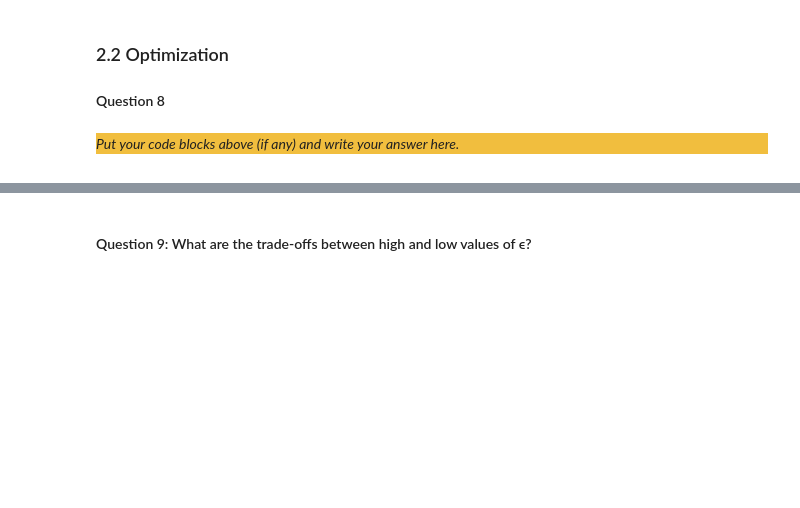
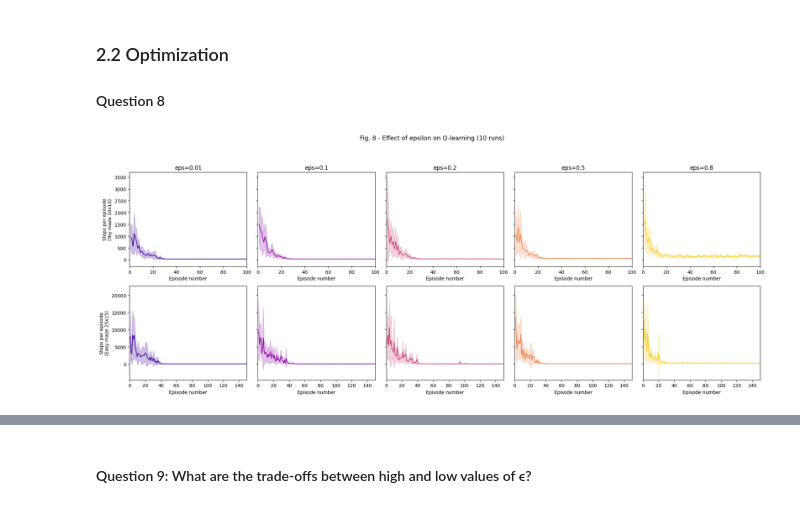
Before and after one commit to guy915/Computational-Intelligence-Models, a Jupyter notebook: RL/src/Main.ipynb, the cells around one changed output, grey strips where cells are left out. Drawn from its saved outputs; the diff is of its cells as text; code cells hidden in the pictures; blank space fills up the shorter version.

```diff
--- a/RL/src/Main.ipynb
+++ b/RL/src/Main.ipynb
@@ -695,20 +697,21 @@ fig.suptitle("Average episode length with learning", fontsize=15)
 
 # Data for each subplot
 maze_data = [
-    (axes[0, 0], q_toy_mean, q_toy_std, "Q-learning Toy maze (10×10)"),
-    (axes[0, 1], s_toy_mean, s_toy_std, "SARSA Toy maze (10×10)"),
-    (axes[1, 0], q_easy_mean, q_easy_std, "Q-learning Easy maze (25×15)"),
-    (axes[1, 1], s_easy_mean, s_easy_std, "SARSA Easy maze (25×15)")
+    (axes[0, 0], q_toy_mean, q_toy_std, "Q-learning Toy maze (10\u00d710)", 100),
+    (axes[0, 1], s_toy_mean, s_toy_std, "SARSA Toy maze (10\u00d710)", 100),
+    (axes[1, 0], q_easy_mean, q_easy_std, "Q-learning Easy maze (25\u00d715)", 150),
+    (axes[1, 1], s_easy_mean, s_easy_std, "SARSA Easy maze (25\u00d715)", 150)
 ]
 
-for ax, mean, std, title in maze_data:
+for ax, mean, std, title, xlim in maze_data:
     episodes = np.arange(1, len(mean) + 1)
     ax.plot(episodes, mean, color="steelblue" if "Q-learning" in title else "darkorange")
     ax.fill_between(episodes, mean - std, mean + std,
                     alpha=0.3, color="steelblue" if "Q-learning" in title else "darkorange")
     ax.set_title(title)
-    ax.set_xlabel("Episode number")
-    ax.set_ylabel("Steps per episode")
+    ax.set_xlabel('Episode number')
+    ax.set_ylabel('Steps per episode')
+    ax.set_xlim(0, xlim)
 
 plt.tight_layout(rect=[0, 0, 1, 0.96])
 plt.show()
@@ -733,7 +734,55 @@ The following differences between robots trained using Q-learning and SARSA are
 # %% [markdown]
 ### 2.2 Optimization
 #### Question 8
-# %% [markdown]
-<div style="background-color:#f1be3e">
-
-_Put your code blocks above (if any) and write your answer here._
+# %%
+# Question 8: Effect of epsilon on Q-learning with e-greedy
+epsilon_values = [0.01, 0.1, 0.2, 0.5, 0.8]
+
+eps_results_toy = {}
+eps_results_easy = {}
+for ev in epsilon_values:
+    q_table, params = prep_states_action(toy_path, 9, 9)
+    learner = make_qlearner(q_table, params)
+    eps_results_toy[ev] = run_experiment(
+        toy_path, goal_x=9, goal_y=9,
+        n_steps=N_STEPS_TOY, n_runs=N_RUNS,
+        learner=learner, strategy='e_greedy', eps=ev
+    )
+
+    q_table, params = prep_states_action(easy_path, 24, 14)
+    learner = make_qlearner(q_table, params)
+    eps_results_easy[ev] = run_experiment(
+        easy_path, goal_x=24, goal_y=14,
+        n_steps=N_STEPS_EASY, n_runs=N_RUNS,
+        learner=learner, strategy='e_greedy', eps=ev
+    )
+
+# Plot: 2 rows (toy, easy) x 5 columns (epsilon values)
+fig, axes = plt.subplots(2, len(epsilon_values), figsize=(20, 8), sharey='row')
+colors_eps = plt.cm.plasma(np.linspace(0.1, 0.9, len(epsilon_values)))
+
+for col, (color, ev) in enumerate(zip(colors_eps, epsilon_values)):
+    # Toy maze (top row)
+    mean, std = pad_and_aggregate(eps_results_toy[ev])
+    episodes = np.arange(1, len(mean) + 1)
+    axes[0, col].plot(episodes, mean, color=color, linewidth=1.5)
+    axes[0, col].fill_between(episodes, mean - std, mean + std, alpha=0.25, color=color)
+    axes[0, col].set_title(f'eps={ev}')
+    axes[0, col].set_xlabel('Episode number')
+    axes[0, col].set_xlim(0, 100)
+
+    # Easy maze (bottom row)
+    mean, std = pad_and_aggregate(eps_results_easy[ev])
+    episodes = np.arange(1, len(mean) + 1)
+    axes[1, col].plot(episodes, mean, color=color, linewidth=1.5)
+    axes[1, col].fill_between(episodes, mean - std, mean + std, alpha=0.25, color=color)
+    axes[1, col].set_xlabel('Episode number')
+    axes[1, col].set_xlim(0, 150)
+
+axes[0, 0].set_ylabel('Steps per episode\n(Toy maze 10x10)')
+axes[1, 0].set_ylabel('Steps per episode\n(Easy maze 25x15)')
+fig.suptitle('Fig. 8 - Effect of epsilon on Q-learning (10 runs)', fontsize=13)
+plt.tight_layout(rect=[0, 0, 1, 0.93])
+plt.show()
+# %% [output]
+[figure, added]
```
Also changed, not shown: parts of 7 cells of this notebook.
